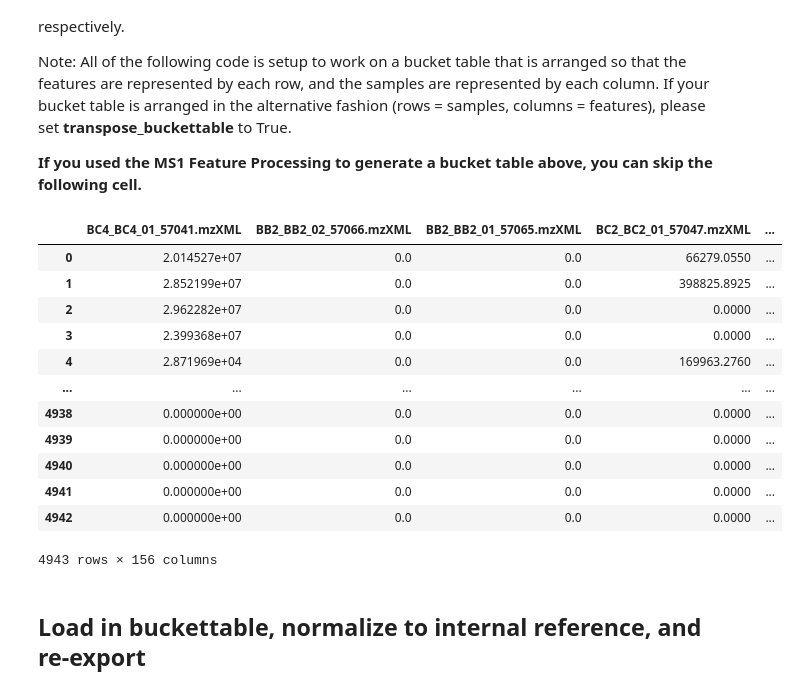
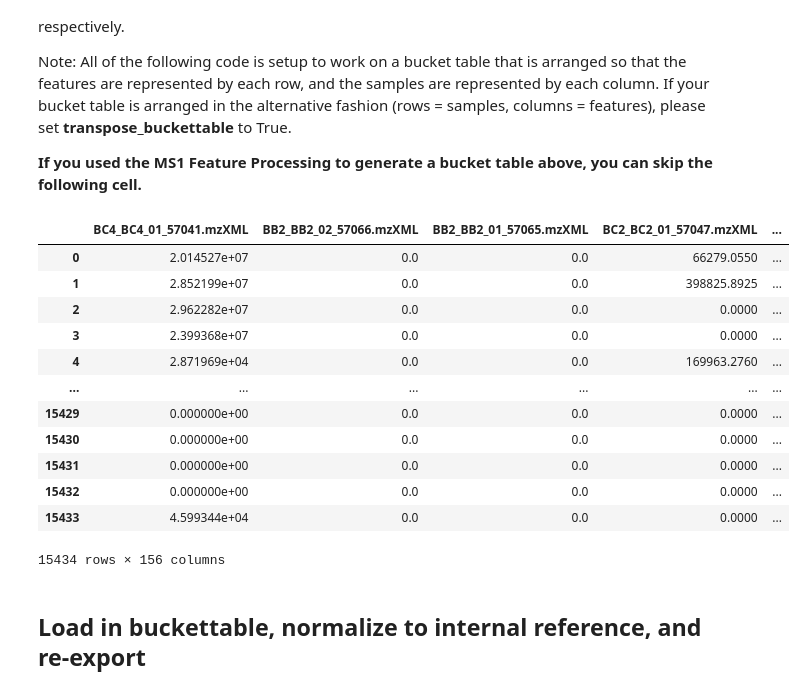
Before and after one commit to c-leber/ORCA, a Jupyter notebook: ORCA.ipynb, the cells around one changed output. Drawn from its saved outputs; the diff is of its cells as text; code cells hidden in the pictures.

```diff
--- a/ORCA.ipynb
+++ b/ORCA.ipynb
@@ -302,7 +420,7 @@ Note: All of the following code is setup to work on a bucket table that is arran
 
 **If you used the MS1 Feature Processing to generate a bucket table above, you can skip the following cell.**
 # %%
-buckettable_path = '../../MZmine-2.53-Windows/Mb_MS_0_gnpsfilt_quant.csv'
+buckettable_path = '../../MZmine-2.53-Windows/Mb_MS_0_quant.csv'
 drop_columns = ['Unnamed: 159', 'row ID', 'row m/z', 'row retention time']
 col_ref = True
 drop_rows = []
@@ -318,39 +436,39 @@ if buckettable_path.split('.')[-1] == 'tsv':
 elif buckettable_path.split('.')[-1] == 'csv':
     bt = pd.read_csv(buckettable_path)
 else:
     print('Format invalid. File must be csv or tsv.')
 
 if len(drop_columns) > 0:
     if col_ref == True:
         col_ref_df = bt[drop_columns]
     bt.drop(drop_columns, axis = 1, inplace=True)
 
 if len(drop_rows) > 0:
     if row_ref == True:
         row_ref_df = bt.iloc[drop_rows]
     bt.drop(drop_rows, axis = 0, inplace=True)
 
 if transpose_buckettable == True:
     bt = bt.T
 
 bt.columns = bt.columns.str.replace(sample_name_trim, '')
 
 df_updated = bt.copy(deep=True)
 df_updated
 # %% [output]
 |  | BC4_BC4_01_57041.mzXML | BB2_BB2_02_57066.mzXML | BB2_BB2_01_57065.mzXML | BC2_BC2_01_57047.mzXML | ... |
 | 0 | 2.014527e+07 | 0.0 | 0.0 | 66279.0550 | ... |
 | 1 | 2.852199e+07 | 0.0 | 0.0 | 398825.8925 | ... |
 | 2 | 2.962282e+07 | 0.0 | 0.0 | 0.0000 | ... |
 | 3 | 2.399368e+07 | 0.0 | 0.0 | 0.0000 | ... |
 | 4 | 2.871969e+04 | 0.0 | 0.0 | 169963.2760 | ... |
 | ... | ... | ... | ... | ... | ... |
-| 4938 | 0.000000e+00 | 0.0 | 0.0 | 0.0000 | ... |
-| 4939 | 0.000000e+00 | 0.0 | 0.0 | 0.0000 | ... |
-| 4940 | 0.000000e+00 | 0.0 | 0.0 | 0.0000 | ... |
-| 4941 | 0.000000e+00 | 0.0 | 0.0 | 0.0000 | ... |
-| 4942 | 0.000000e+00 | 0.0 | 0.0 | 0.0000 | ... |
+| 15429 | 0.000000e+00 | 0.0 | 0.0 | 0.0000 | ... |
+| 15430 | 0.000000e+00 | 0.0 | 0.0 | 0.0000 | ... |
+| 15431 | 0.000000e+00 | 0.0 | 0.0 | 0.0000 | ... |
+| 15432 | 0.000000e+00 | 0.0 | 0.0 | 0.0000 | ... |
+| 15433 | 4.599344e+04 | 0.0 | 0.0 | 0.0000 | ... |
-4943 rows × 156 columns
+15434 rows × 156 columns
 # %% [markdown]
 ## Load in buckettable, normalize to internal reference, and re-export
 # %%
```
Also changed, not shown: parts of 18 cells of this notebook.
